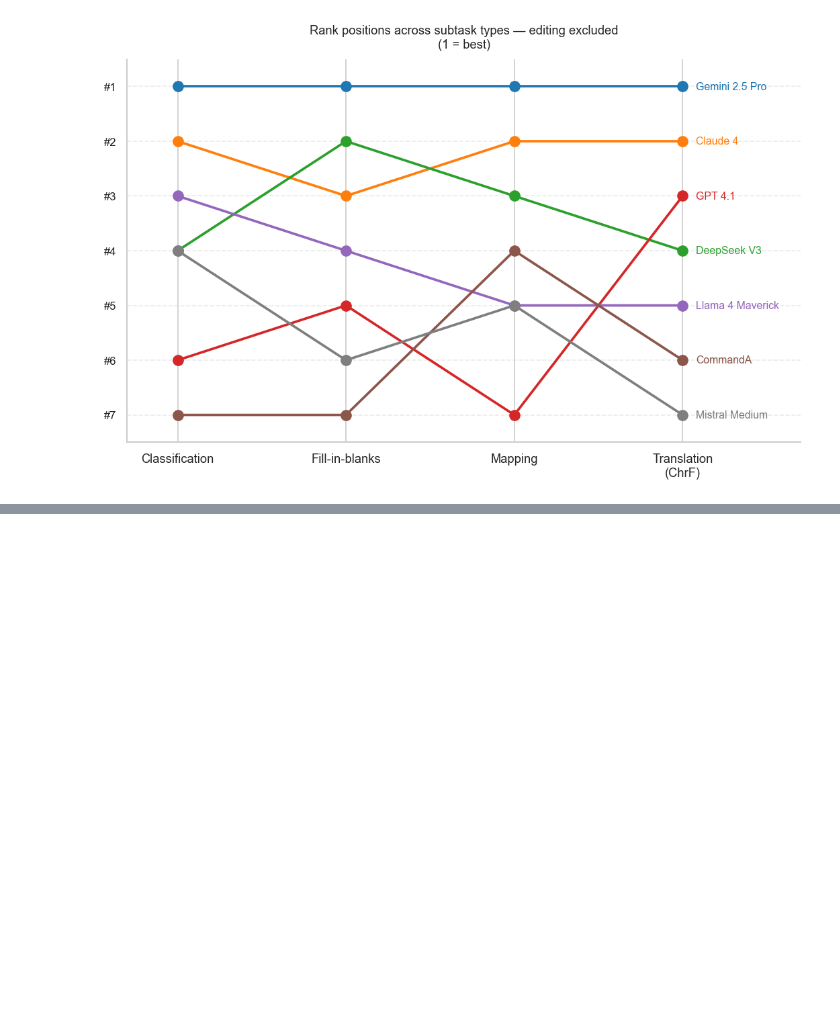
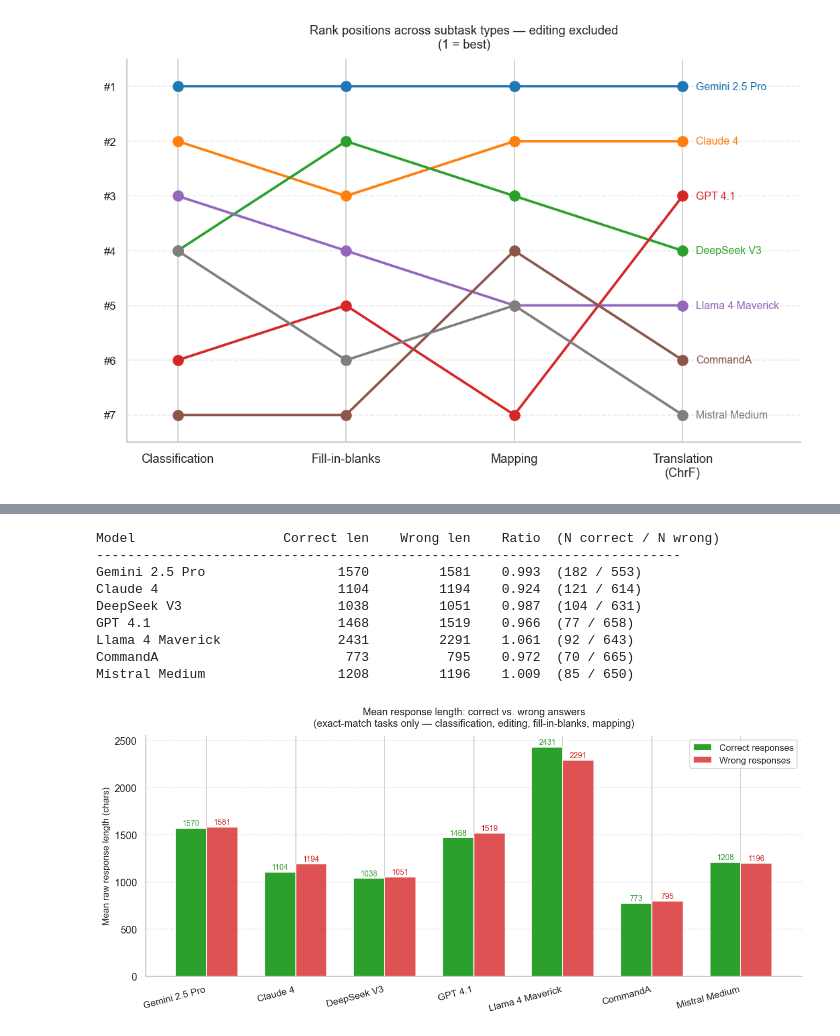
Before and after one commit to rita-berrada/wmt-mist, a Jupyter notebook: analysis_lr.ipynb, the cells around one changed output, grey strips where cells are left out. Saved outputs shown, nothing was run; the diff lists cells and outputs as text; code cells hidden in the pictures; blank space fills up the shorter version.

```diff
--- a/analysis_lr.ipynb
+++ b/analysis_lr.ipynb
@@ -1748,0 +2017,72 @@ plt.show()
+# %%
+# ── Angle 1 — Correct vs. incorrect response length (exact-match tasks only) ──
+STEMS_ALL = ['Gemini-2.5-Pro', 'Claude-4', 'DeepSeek-V3', 'GPT-4.1',
+             'Llama-4-Maverick', 'CommandA', 'Mistral-Medium']
+
+df_em = df[df['eval_type'] == 'exact match'].copy()
+
+rows = []
+for stem in STEMS_ALL:
+    correct = df_em[df_em[f'score_{stem}'] == df_em['points']]
+    wrong   = df_em[df_em[f'score_{stem}'] == 0]
+    rows.append({
+        'Model':         TOP_MODELS[stem],
+        'Correct len':   correct[f'char_len_{stem}'].mean(),
+        'Wrong len':     wrong[f'char_len_{stem}'].mean(),
+        'N correct':     len(correct),
+        'N wrong':       len(wrong),
+    })
+
+df_a1 = pd.DataFrame(rows).set_index('Model')
+df_a1['Ratio (correct/wrong)'] = df_a1['Correct len'] / df_a1['Wrong len']
+
+print(f'{"Model":<22} {"Correct len":>12} {"Wrong len":>12} {"Ratio":>8}  (N correct / N wrong)')
+print('-' * 75)
+for model, row in df_a1.iterrows():
+    print(f'{model:<22} {row["Correct len"]:>12.0f} {row["Wrong len"]:>12.0f} '
+          f'{row["Ratio (correct/wrong)"]:>8.3f}  ({row["N correct"]:.0f} / {row["N wrong"]:.0f})')
+
+fig, ax = plt.subplots(figsize=(11, 5))
+models = df_a1.index.tolist()
+x      = np.arange(len(models))
+bar_w  = 0.35
+
+bars_c = ax.bar(x - bar_w/2, df_a1['Correct len'], width=bar_w,
+                color='#2ca02c', label='Correct responses')
+bars_w = ax.bar(x + bar_w/2, df_a1['Wrong len'],   width=bar_w,
+                color='#d62728', alpha=0.8, label='Wrong responses')
+
+for bar in bars_c:
+    ax.text(bar.get_x() + bar.get_width()/2, bar.get_height() + 10,
+            f'{bar.get_height():.0f}', ha='center', va='bottom', fontsize=8.5, color='#2ca02c')
+for bar in bars_w:
+    ax.text(bar.get_x() + bar.get_width()/2, bar.get_height() + 10,
+            f'{bar.get_height():.0f}', ha='center', va='bottom', fontsize=8.5, color='#d62728')
+
+ax.set_xticks(x)
+ax.set_xticklabels(models, fontsize=10.5, rotation=15, ha='right')
+ax.set_ylabel('Mean raw response length (chars)', fontsize=10)
+ax.yaxis.grid(True, linestyle='--', alpha=0.4)
+ax.set_axisbelow(True)
+ax.legend(fontsize=10)
+for spine in ['top', 'right']:
+    ax.spines[spine].set_visible(False)
+ax.set_title(
+    'Mean response length: correct vs. wrong answers\n'
+    '(exact-match tasks only — classification, editing, fill-in-blanks, mapping)',
+    fontsize=11, pad=10
+)
+plt.tight_layout()
+plt.savefig(ROOT / 'figures/analysis2_correct_vs_wrong_len.png', dpi=150, bbox_inches='tight')
+plt.show()
+# %% [output]
+Model                   Correct len    Wrong len    Ratio  (N correct / N wrong)
+---------------------------------------------------------------------------
+Gemini 2.5 Pro                 1570         1581    0.993  (182 / 553)
+Claude 4                       1104         1194    0.924  (121 / 614)
+DeepSeek V3                    1038         1051    0.987  (104 / 631)
+GPT 4.1                        1468         1519    0.966  (77 / 658)
+Llama 4 Maverick               2431         2291    1.061  (92 / 643)
+CommandA                        773          795    0.972  (70 / 665)
+Mistral Medium                 1208         1196    1.009  (85 / 650)
+[figure, added]
```
Also changed, not shown: parts of 9 cells of this notebook.
